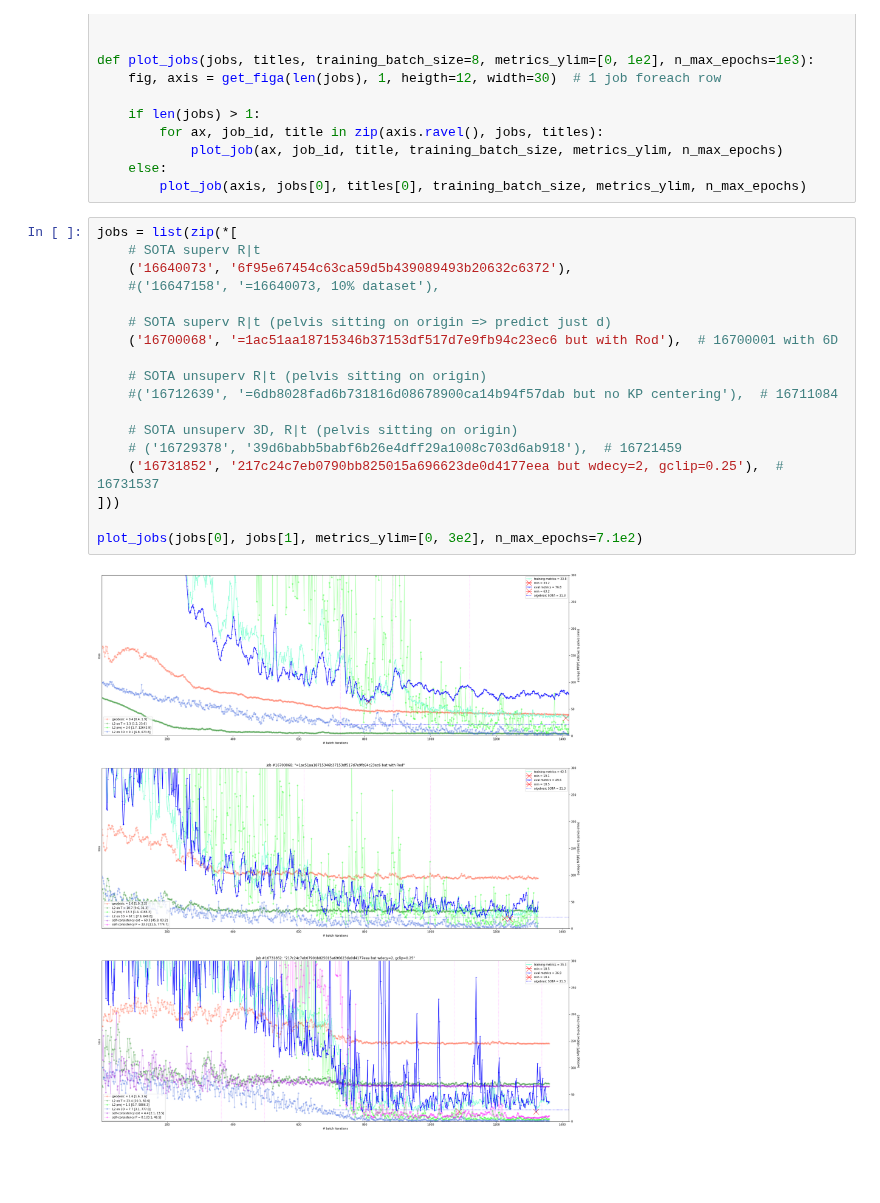
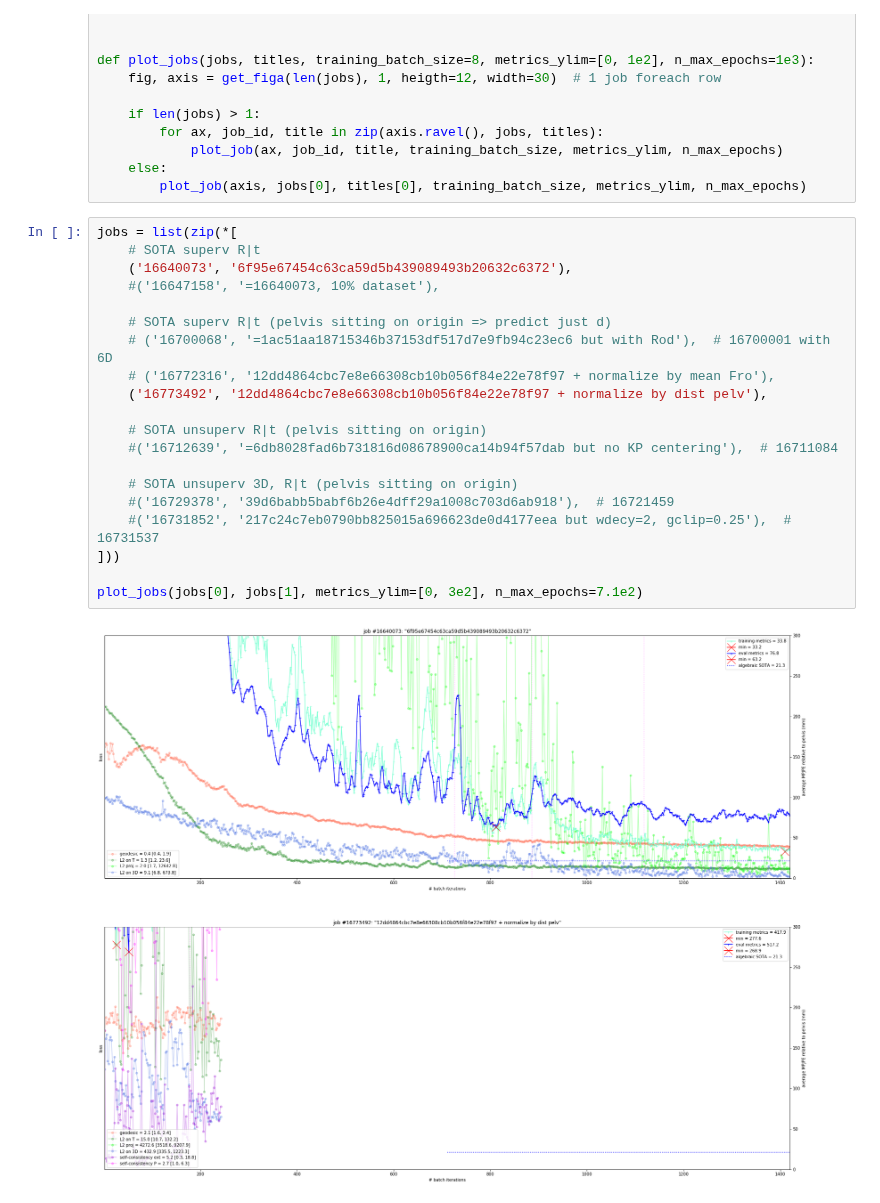
Before and after one commit to karfly/learnable-triangulation-pytorch, a Jupyter notebook: tom.ipynb, the cells around one changed output. Cells and saved outputs as stored; diff of their text form; blank space fills up the shorter version.

```diff
--- a/tom.ipynb
+++ b/tom.ipynb
@@ -56,20 +56,22 @@ def plot_jobs(jobs, titles, training_batch_size=8, metrics_ylim=[0, 1e2], n_max_
 # %%
 jobs = list(zip(*[
     # SOTA superv R|t
     ('16640073', '6f95e67454c63ca59d5b439089493b20632c6372'),
     #('16647158', '=16640073, 10% dataset'),
 
     # SOTA superv R|t (pelvis sitting on origin => predict just d)
-    ('16700068', '=1ac51aa18715346b37153df517d7e9fb94c23ec6 but with Rod'),  # 16700001 with 6D
+    # ('16700068', '=1ac51aa18715346b37153df517d7e9fb94c23ec6 but with Rod'),  # 16700001 with 6D
+    # ('16772316', '12dd4864cbc7e8e66308cb10b056f84e22e78f97 + normalize by mean Fro'),
+    ('16773492', '12dd4864cbc7e8e66308cb10b056f84e22e78f97 + normalize by dist pelv'),
 
     # SOTA unsuperv R|t (pelvis sitting on origin)
     #('16712639', '=6db8028fad6b731816d08678900ca14b94f57dab but no KP centering'),  # 16711084
 
     # SOTA unsuperv 3D, R|t (pelvis sitting on origin)
-    # ('16729378', '39d6babb5babf6b26e4dff29a1008c703d6ab918'),  # 16721459
-    ('16731852', '217c24c7eb0790bb825015a696623de0d4177eea but wdecy=2, gclip=0.25'),  # 16731537
+    #('16729378', '39d6babb5babf6b26e4dff29a1008c703d6ab918'),  # 16721459
+    #('16731852', '217c24c7eb0790bb825015a696623de0d4177eea but wdecy=2, gclip=0.25'),  # 16731537
 ]))
 
 plot_jobs(jobs[0], jobs[1], metrics_ylim=[0, 3e2], n_max_epochs=7.1e2)
 # %% [output]
-[figure, old version]
+[figure, new version]
```
Also changed, not shown: parts of 1 cell of this notebook, 11 other files.
